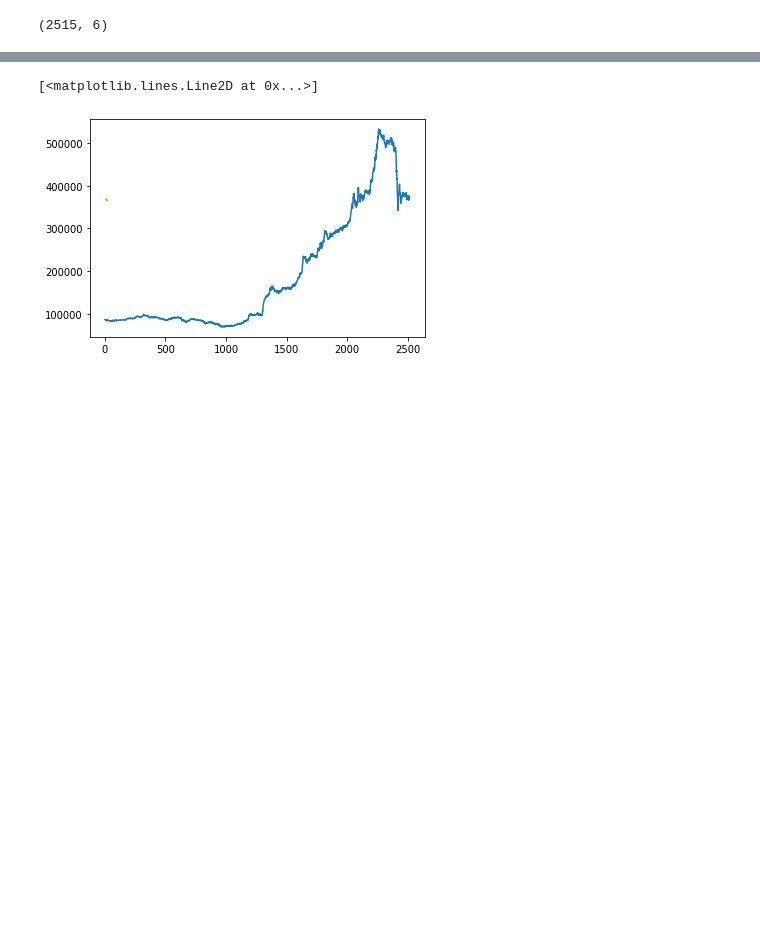
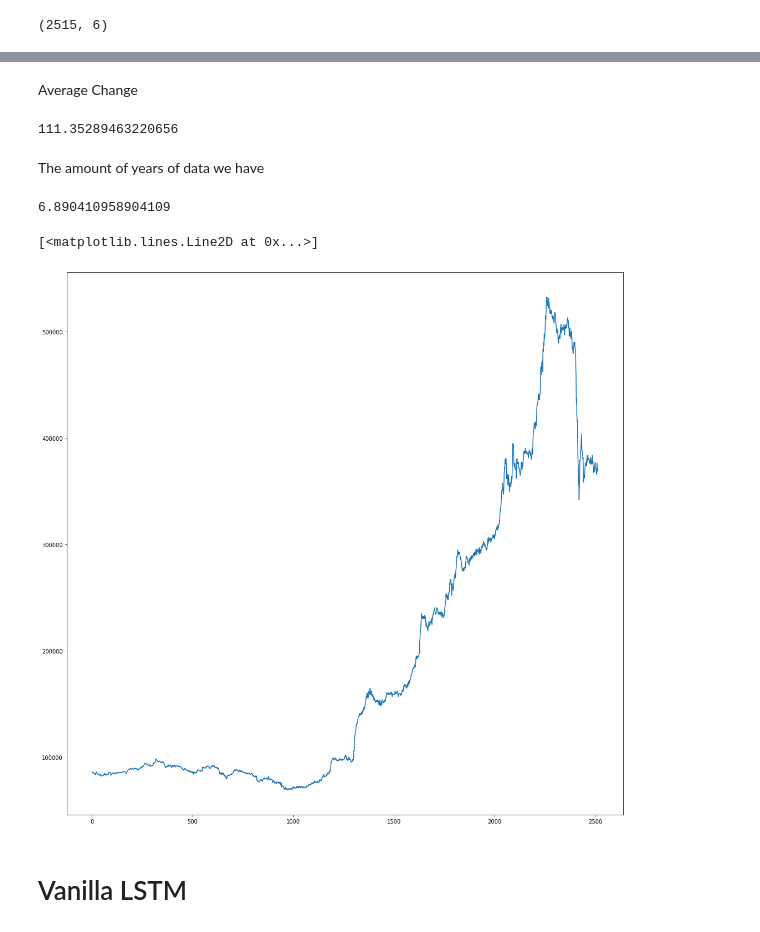
Before and after one commit to SamuelLawrence876/Jamaica-Stock-Exchange---LSTM-deep-learning, a Jupyter notebook: Time_series_LTSM_Jamaica_Stock_Exchange.ipynb, the cells around one changed output, grey strips where cells are left out. Saved outputs shown, nothing was run; the diff lists cells and outputs as text; code cells hidden in the pictures; blank space fills up the shorter version.

```diff
--- a/Time_series_LTSM_Jamaica_Stock_Exchange.ipynb
+++ b/Time_series_LTSM_Jamaica_Stock_Exchange.ipynb
@@ -187,6 +55,18 @@ day_pred=np.arange(10,20)
-# %%
-plt.plot(day_new,timeseries_data)
-plt.plot(day_pred,lst_output)
-# %% [output]
-[<matplotlib.lines.Line2D at 0x...>]
-[figure, removed]
+# %% [markdown]
+Average Change
+# %%
+jse['Change'].mean()
+# %% [output]
+111.35289463220656
+# %% [markdown]
+The amount of years of data we have
+# %%
+ jse.shape[0] / 365
+# %% [output]
+6.890410958904109
+# %%
+plt.figure(figsize=(18,18))
+plt.plot(jse['Value'])
+# %% [output]
+[<matplotlib.lines.Line2D at 0x...>]
+[figure, added]
@@ -192,0 +87,2 @@ plt.plot(day_pred,lst_output)
+# %% [markdown]
+# Vanilla LSTM
```
Also changed, not shown: parts of 61 cells of this notebook.
